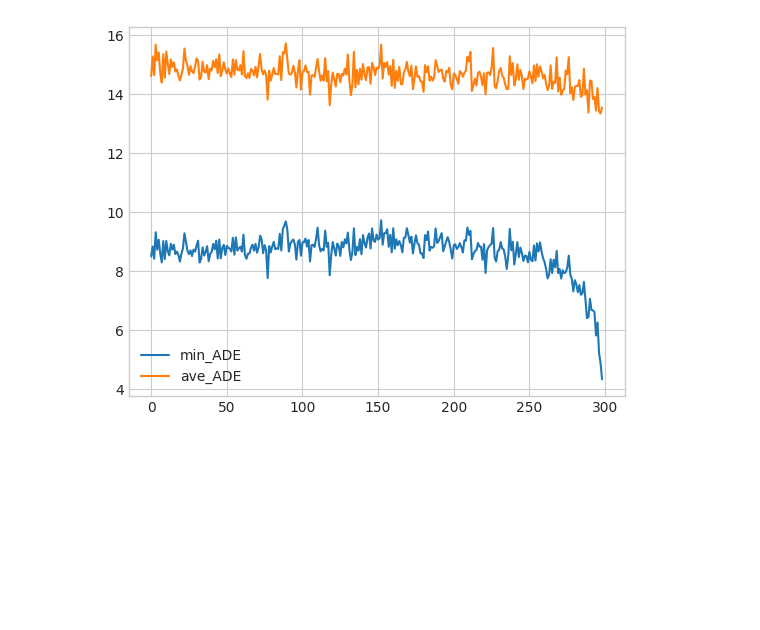
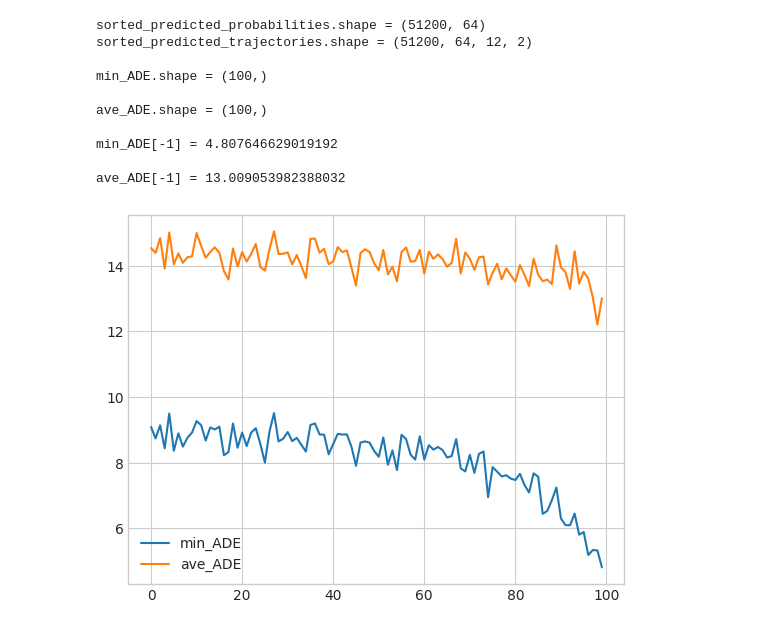
Before and after one commit to dolander1/nuscenes_dolander1, a Jupyter notebook: python-sdk/tutorials/DanielNotebook.ipynb, the cells around one changed output. Saved outputs shown, nothing was run; the diff lists cells and outputs as text; code cells hidden in the pictures; blank space fills up the shorter version.

```diff
--- a/python-sdk/tutorials/DanielNotebook.ipynb
+++ b/python-sdk/tutorials/DanielNotebook.ipynb
@@ -114,11 +181,35 @@ ave_ADE_list[0].shape = (299,)
-# %%
-## Plot ADE
-
-plt.plot(min_ADE_list[file_number], label="min_ADE")
-plt.plot(ave_ADE_list[file_number], label="ave_ADE")
-plt.legend();
-# %% [output]
-[figure, removed]
+# %%
+############## Calculate and plot one files
+
+k_nr_of_trajectories = 5
+
+sorted_predicted_probabilities, sorted_predicted_trajectories = get_sorted_most_likely_trajectories(logits_loaded_list[file_number], lattice)
+min_ADE, ave_ADE = get_ADE_for_k_trajectories(sorted_predicted_trajectories, ground_truth_loaded_list[file_number], k_nr_of_trajectories)
+
+print(f"sorted_predicted_probabilities.shape = {sorted_predicted_probabilities.shape}")
+print(f"sorted_predicted_trajectories.shape = {sorted_predicted_trajectories.shape}")
+print(f"\nmin_ADE.shape = {min_ADE.shape}")
+print(f"\nave_ADE.shape = {ave_ADE.shape}")
+print(f"\nmin_ADE[-1] = {min_ADE[-1]}")
+print(f"\nave_ADE[-1] = {ave_ADE[-1]}")
+
+### One file ###
+plt.plot(min_ADE, label="min_ADE")
+plt.plot(ave_ADE, label="ave_ADE")
+
+plt.legend();
+# %% [output]
+sorted_predicted_probabilities.shape = (51200, 64)
+sorted_predicted_trajectories.shape = (51200, 64, 12, 2)
+
+min_ADE.shape = (100,)
+
+ave_ADE.shape = (100,)
+
+min_ADE[-1] = 4.807646629019192
+
+ave_ADE[-1] = 13.009053982388032
+[figure, added]
 # %%
 ## Plot prediction vs ground truth
 
```
Also changed, not shown: parts of 6 cells of this notebook.
